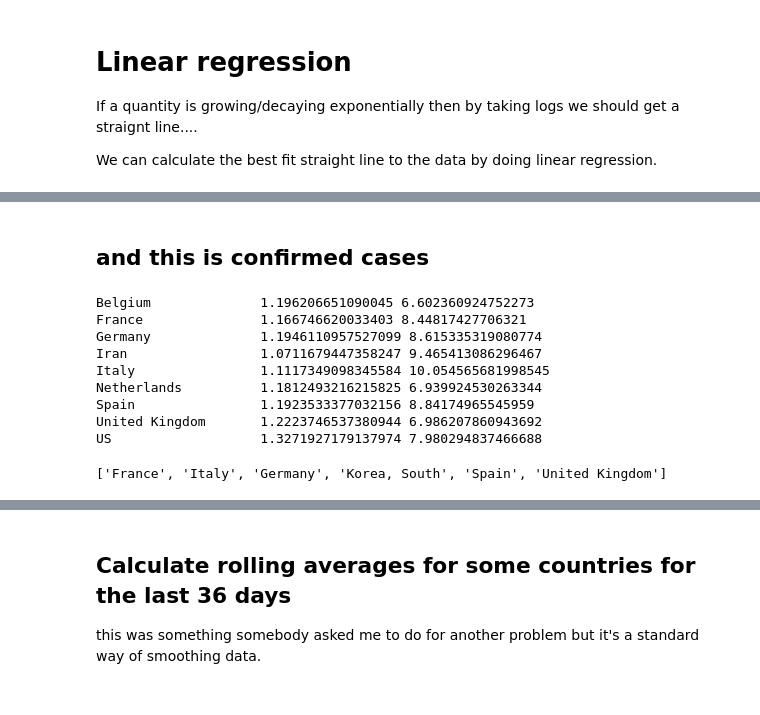
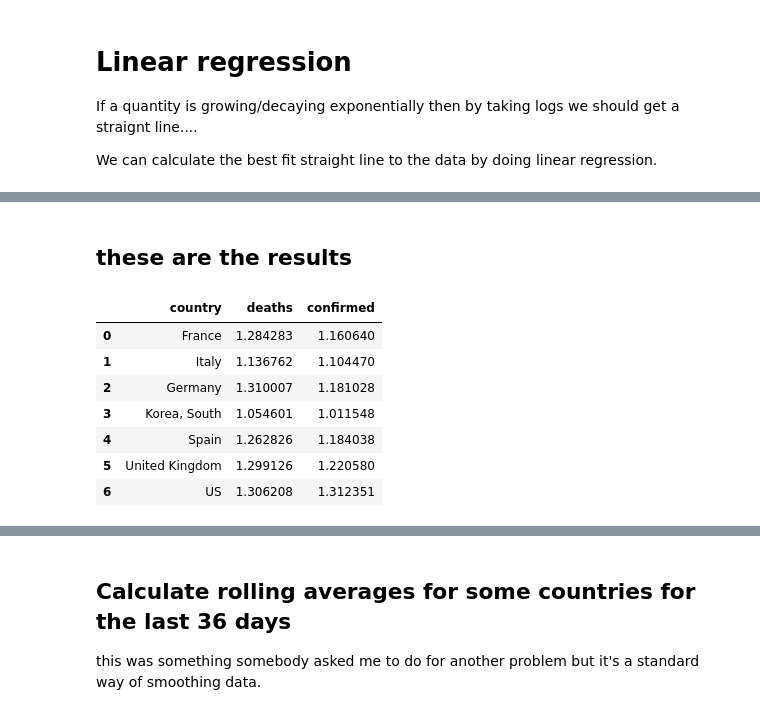
Before and after one commit to macbuse/just-math, a Jupyter notebook: covid_mortality.ipynb, the cells around one changed output, grey strips where cells are left out. Cells and saved outputs as stored; diff of their text form; code cells hidden in the pictures.

```diff
--- a/covid_mortality.ipynb
+++ b/covid_mortality.ipynb
@@ -113,10 +105,0 @@ dfc.iloc[[143,120,201],-10:]
-# %%
-cc = [116,137,120,143,201,223,225]
-
-fig, ax = plt.subplots()
-for x, label in zip(cc, df.iloc[cc]["Country/Region"]) :
-    Y = np.log( df.iloc[x].values[4:].astype(np.float) + 1)
-    ax.plot(np.arange(len(Y)),Y, label=label)
-
-#ax.axis('equal')
-leg = ax.legend();
@@ -158,28 +125,23 @@ US                   1.305290159193299 3.894380582574639
-# %% [markdown]
-## and this is confirmed cases
-# %%
-window = 15
-Z = []
-for c in cc:
-    Y = np.log(dfc.iloc[c].values[ -window:].astype(np.float))
-    vv = stats.linregress(np.arange(window),Y )
-    print(dfc.iloc[c]["Country/Region"].ljust(20),
-           np.exp(vv.slope), vv.intercept) # take exp to get day on day growth
-    Z.append(vv.slope)
-# %% [output]
-Belgium              1.196206651090045 6.602360924752273
-France               1.166746620033403 8.44817427706321
-Germany              1.1946110957527099 8.615335319080774
-Iran                 1.0711679447358247 9.465413086296467
-Italy                1.1117349098345584 10.054565681998545
-Netherlands          1.1812493216215825 6.939924530263344
-Spain                1.1923533377032156 8.84174965545959
-United Kingdom       1.2223746537380944 6.986207860943692
-US                   1.3271927179137974 7.980294837466688
-# %%
-labels = list(dfc.iloc[cc]["Country/Region"])
-labels
-# %% [output]
-['France', 'Italy', 'Germany', 'Korea, South', 'Spain', 'United Kingdom']
+# %% [markdown]
+## these are the results
+# %%
+ww = 15
+
+X = list(zip(* lin_reg(df,cc,window=ww)))
+Z = list(zip(*lin_reg(dfc,cc,window=ww)))
+
+X[2] = Z[1]
+X[0] = [dfc.iloc[x]["Country/Region"] for x in X[0]]
+dff = pd.DataFrame({'country' : X[0], 'deaths': X[1], 'confirmed': X[2]})
+dff
+# %% [output]
+|  | country | deaths | confirmed |
+| 0 | France | 1.284283 | 1.160640 |
+| 1 | Italy | 1.136762 | 1.104470 |
+| 2 | Germany | 1.310007 | 1.181028 |
+| 3 | Korea, South | 1.054601 | 1.011548 |
+| 4 | Spain | 1.262826 | 1.184038 |
+| 5 | United Kingdom | 1.299126 | 1.220580 |
+| 6 | US | 1.306208 | 1.312351 |
 # %%
 labels = dfc.iloc[cc]["Country/Region"]
```
Also changed, not shown: parts of 15 cells of this notebook.
